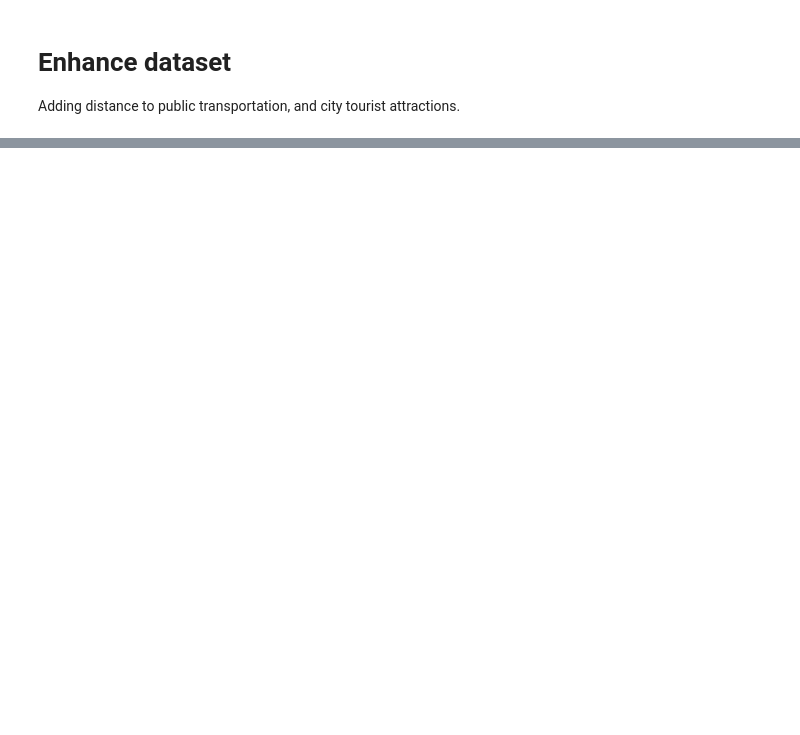
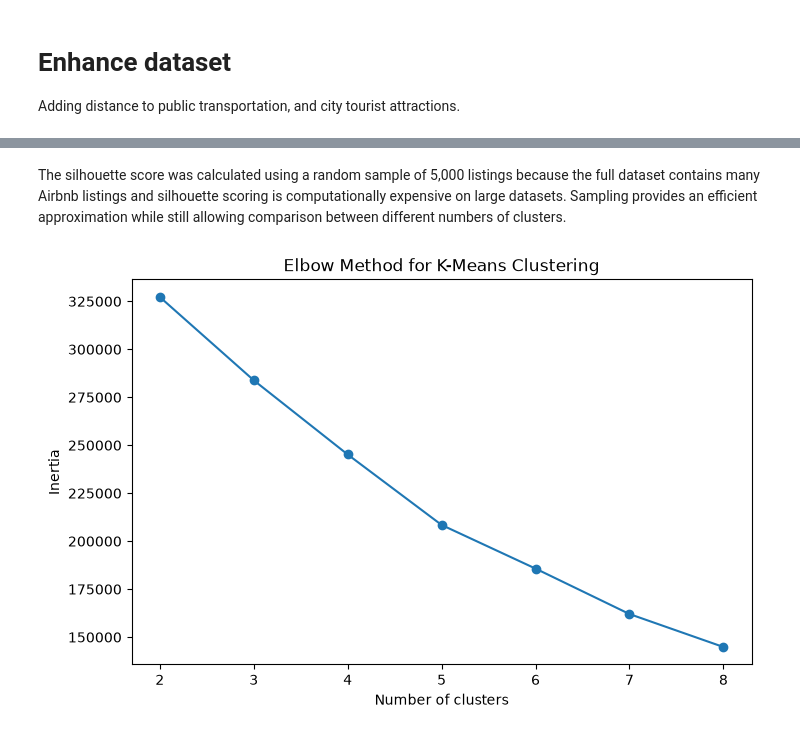
Before and after one commit to julesrif/ML-Airbnb-Business-Analysis, a Jupyter notebook: main.ipynb, the cells around one changed output, grey strips where cells are left out. Cells and saved outputs as stored; diff of their text form; code cells hidden in the pictures; blank space fills up the shorter version.

Commit message:
Add K-means clustering analysis and interpretation

```diff
--- a/main.ipynb
+++ b/main.ipynb
@@ -208,0 +320,40 @@ print(df_ml[["latitude", "longitude", "dist_min_poi_meters"]].head())
+# %%
+from sklearn.cluster import KMeans
+from sklearn.metrics import silhouette_score
+import matplotlib.pyplot as plt
+
+inertias = []
+silhouette_scores = []
+k_values = range(2, 9)
+
+for k in k_values:
+    kmeans = KMeans(
+        n_clusters=k,
+        random_state=11,
+        n_init=10
+    )
+
+    labels = kmeans.fit_predict(X_cluster_scaled)
+
+    inertias.append(kmeans.inertia_)
+
+    # Use a sample for silhouette score to avoid very long runtime
+    score = silhouette_score(
+        X_cluster_scaled,
+        labels,
+        sample_size=5000,
+        random_state=11
+    )
+
+    silhouette_scores.append(score)
+# %% [markdown]
+The silhouette score was calculated using a random sample of 5,000 listings because the full dataset contains many Airbnb listings and silhouette scoring is computationally expensive on large datasets. Sampling provides an efficient approximation while still allowing comparison between different numbers of clusters.
+# %%
+plt.figure(figsize=(8, 5))
+plt.plot(k_values, inertias, marker="o")
+plt.xlabel("Number of clusters")
+plt.ylabel("Inertia")
+plt.title("Elbow Method for K-Means Clustering")
+plt.show()
+# %% [output]
+[figure, added]
```
Also changed, not shown: parts of 22 cells of this notebook.
